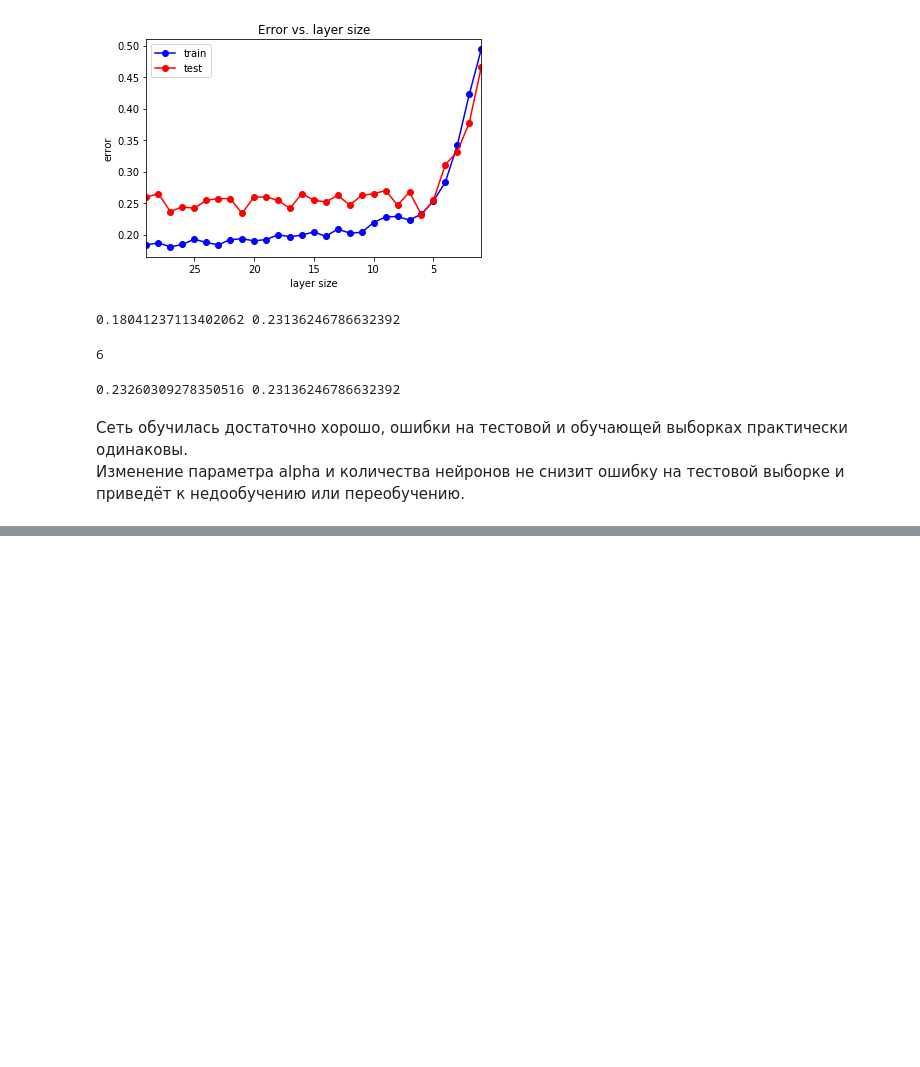
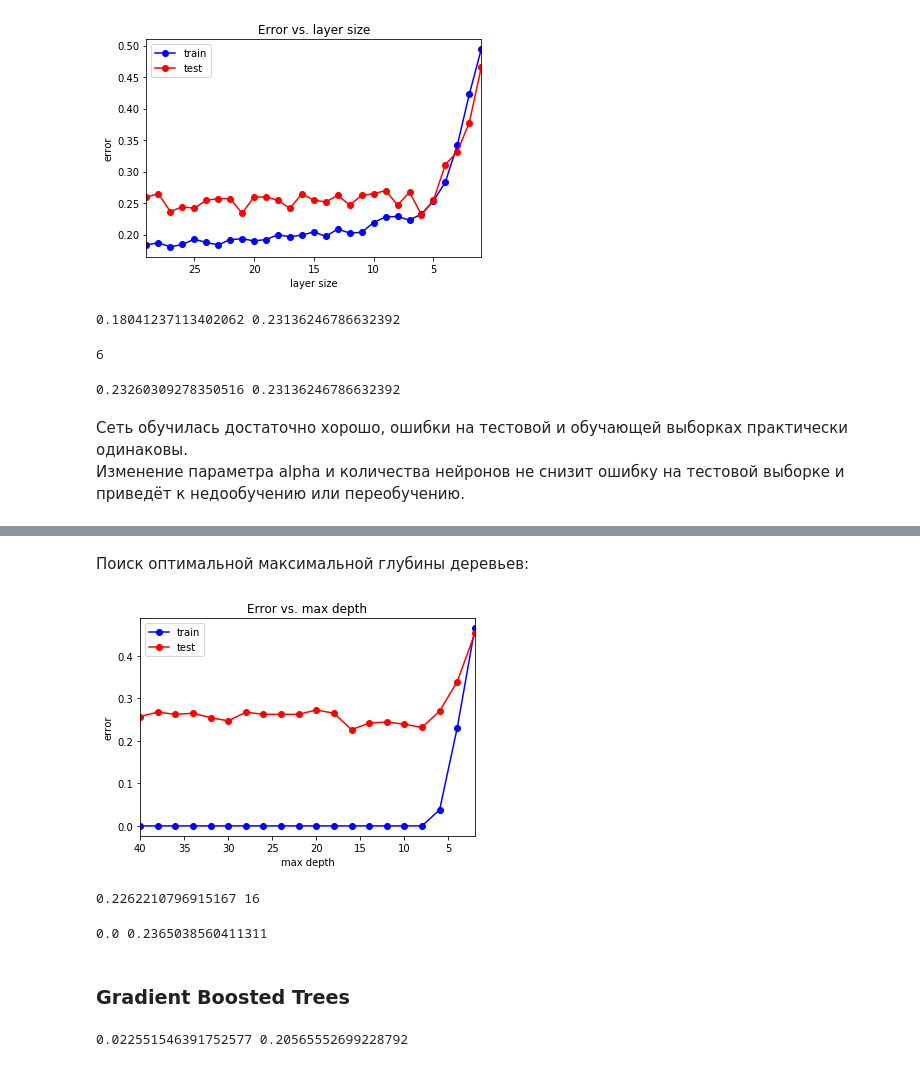
Before and after one commit to Pletnev-N/MachineLearningLabs, a Jupyter notebook: steel_plates.ipynb, the cells around one changed output, grey strips where cells are left out. Drawn from its saved outputs; the diff is of its cells as text; code cells hidden in the pictures; blank space fills up the shorter version.

```diff
--- a/steel_plates.ipynb
+++ b/steel_plates.ipynb
@@ -352,0 +504,52 @@ print(err_train, err_test)
+# %% [markdown]
+Поиск оптимальной максимальной глубины деревьев:
+# %%
+depth_arr = np.arange(2, 42, 2)
+test_err = []
+train_err = []
+for depth in depth_arr:
+    ada = ensemble.AdaBoostClassifier(DecisionTreeClassifier(max_depth=depth), n_estimators = tree_num_opt)
+    ada.fit(X_train, y_train)
+
+    train_err.append(np.mean(y_train != ada.predict(X_train)))
+    test_err.append(np.mean(y_test != ada.predict(X_test)))
+
+plt.plot(depth_arr, train_err, 'b-o', label = 'train')
+plt.plot(depth_arr, test_err, 'r-o', label = 'test')
+plt.xlim([np.max(depth_arr), np.min(depth_arr)])
+plt.title('Error vs. max depth')
+plt.xlabel('max depth')
+plt.ylabel('error')
+plt.legend()
+pass
+# %% [output]
+[figure, added]
+# %%
+min_test_err = np.min(test_err)
+depth_opt = depth_arr[test_err == min_test_err]
+depth_opt = depth_opt[0]
+print(min_test_err, depth_opt)
+# %% [output]
+0.2262210796915167 16
+# %%
+ada = ensemble.AdaBoostClassifier(DecisionTreeClassifier(max_depth=depth_opt), n_estimators = tree_num_opt)
+ada.fit(X_train, y_train)
+
+err_train = np.mean(y_train != ada.predict(X_train))
+err_test  = np.mean(y_test  != ada.predict(X_test))
+
+print(err_train, err_test)
+# %% [output]
+0.0 0.2365038560411311
+# %% [markdown]
+### Gradient Boosted Trees
+# %%
+gbt = ensemble.GradientBoostingClassifier(n_estimators = 100)
+gbt.fit(X_train, y_train)
+
+err_train = np.mean(y_train != gbt.predict(X_train))
+err_test  = np.mean(y_test  != gbt.predict(X_test))
+
+print(err_train, err_test)
+# %% [output]
+0.022551546391752577 0.20565552699228792
```
Also changed, not shown: parts of 20 cells of this notebook.
